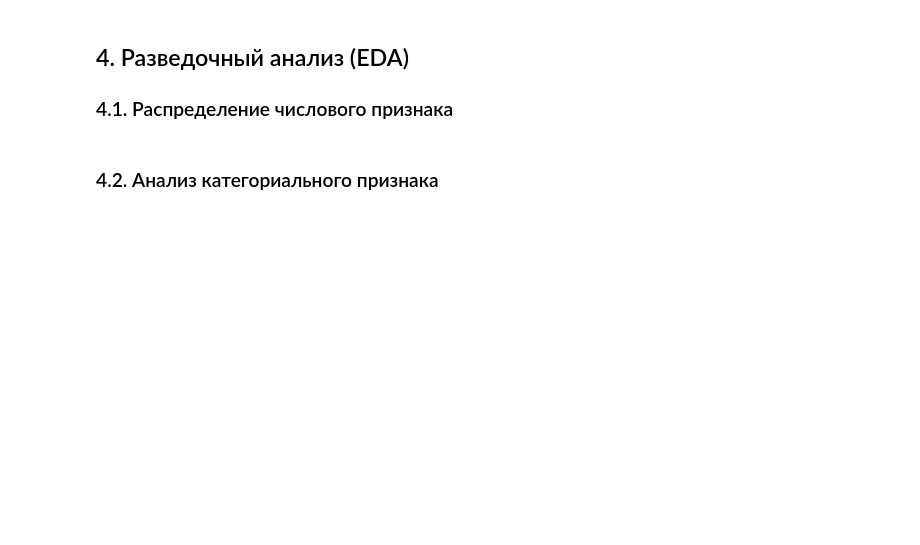
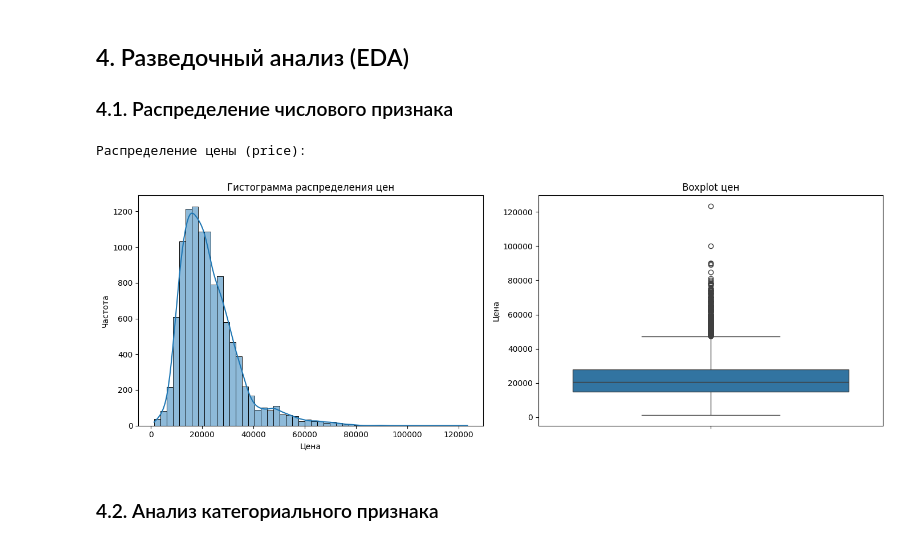
Before and after one commit to ask1d/lab1, a Jupyter notebook: notebooks/01_data_understanding.ipynb, the cells around one changed output. Drawn from its saved outputs; the diff is of its cells as text; code cells hidden in the pictures; blank space fills up the shorter version.

```diff
--- a/notebooks/01_data_understanding.ipynb
+++ b/notebooks/01_data_understanding.ipynb
@@ -93,2 +170,22 @@ plt.show()
+# %%
+print("Распределение цены (price):")
+fig, axes = plt.subplots(1, 2, figsize=(14, 5))
+
+
+sns.histplot(data=df, x='price', kde=True, bins=50, ax=axes[0])
+axes[0].set_title('Гистограмма распределения цен')
+axes[0].set_xlabel('Цена')
+axes[0].set_ylabel('Частота')
+
+
+sns.boxplot(data=df, y='price', ax=axes[1])
+axes[1].set_title('Boxplot цен')
+axes[1].set_ylabel('Цена')
+
+plt.tight_layout()
+plt.show()
+# %% [output]
+Распределение цены (price):
+[figure, added]
 # %% [markdown]
 ### 4.2. Анализ категориального признака
```
Also changed, not shown: parts of 16 cells of this notebook.
